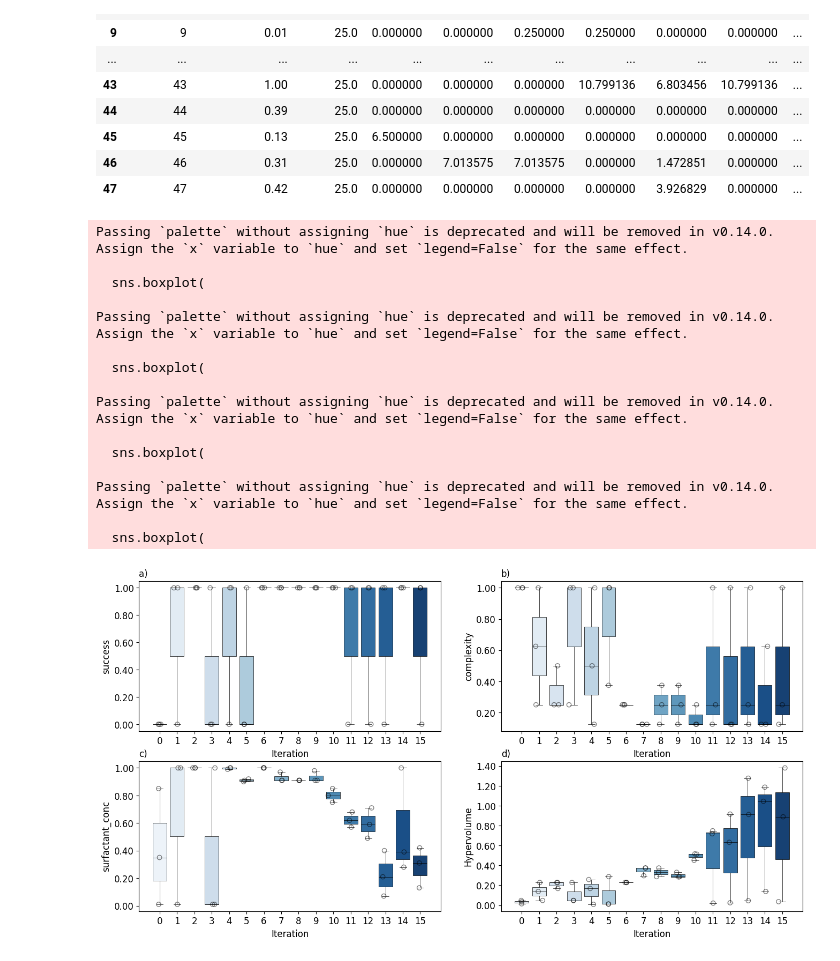
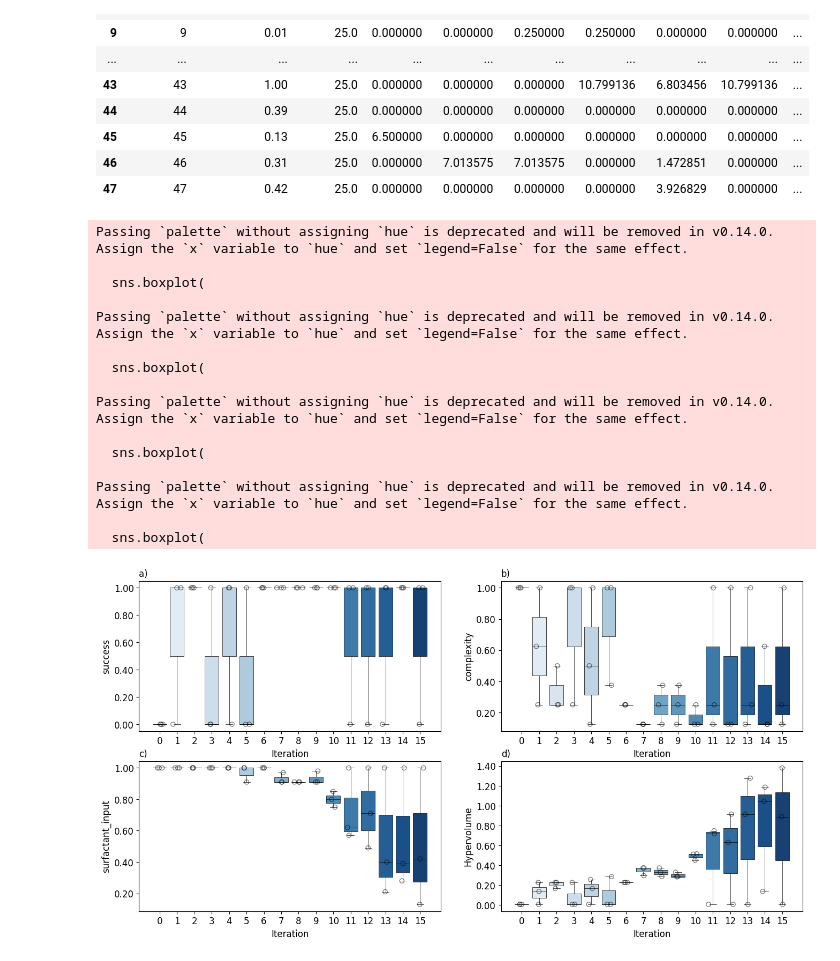
Before and after one commit to zeqingbaosdl5/drug-surfactant, a Jupyter notebook: experiments/data_analysis.ipynb, the cells around one changed output. Saved outputs shown, nothing was run; the diff lists cells and outputs as text; code cells hidden in the pictures.

```diff
--- a/experiments/data_analysis.ipynb
+++ b/experiments/data_analysis.ipynb
@@ -39,7 +58,7 @@ params = ['s1', 's2', 's3', 's4', 's5', 's6', 's7', 's8', 'surfactant_conc', 'dr
 
 objs = ['complexity', 'success', 'surfactant_input']
 # %%
-cols_to_keep = ['trial_index', 'Iteration', 'success', 'complexity', 'Drug_MW',	'Drug_LogP', 'Drug_TPSA']
+cols_to_keep = ['trial_index', 'Iteration', 'success', 'complexity', 'Drug_MW',	'Drug_LogP', 'Drug_TPSA', 'surfactant_input']
 
 
 processed_df = hf.design_to_conc(df)
@@ -242,32 +261,32 @@ ax1 = fig.add_subplot(grid[0, 0])
 boxplot(data_to_plot, 'success', ax1, 'a)')
 
 ax2 = fig.add_subplot(grid[0, 1])
 boxplot(data_to_plot, 'complexity', ax2, 'b)')
 
 ax3 = fig.add_subplot(grid[1, 0])
-boxplot(data_to_plot, 'surfactant_conc', ax3, 'c)')
+boxplot(data_to_plot, 'surfactant_input', ax3, 'c)')
 
 ax4 = fig.add_subplot(grid[1, 1])
 boxplot(data_to_plot, 'Hypervolume', ax4, 'd)')
 
 
 fig.patch.set(facecolor='none')
 #fig.canvas.print_figure('Boxplot.png', dpi=600)
 plt.show()
 # %% [output]
 Passing `palette` without assigning `hue` is deprecated and will be removed in v0.14.0. Assign the `x` variable to `hue` and set `legend=False` for the same effect.
 
   sns.boxplot(
 
 Passing `palette` without assigning `hue` is deprecated and will be removed in v0.14.0. Assign the `x` variable to `hue` and set `legend=False` for the same effect.
 
   sns.boxplot(
 
 Passing `palette` without assigning `hue` is deprecated and will be removed in v0.14.0. Assign the `x` variable to `hue` and set `legend=False` for the same effect.
 
   sns.boxplot(
 
 Passing `palette` without assigning `hue` is deprecated and will be removed in v0.14.0. Assign the `x` variable to `hue` and set `legend=False` for the same effect.
 
   sns.boxplot(
-[figure, old version]
+[figure, new version]
```
Also changed, not shown: parts of 8 cells of this notebook, 3 other files.
